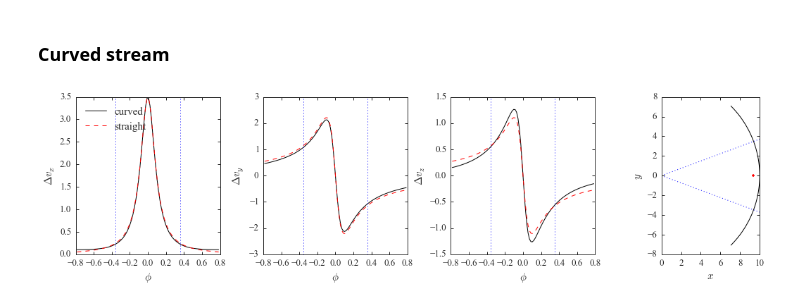
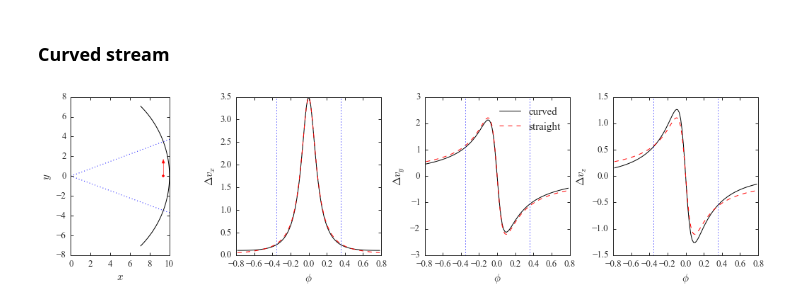
Before and after one commit to jobovy/streamgap-aa, a Jupyter notebook: py/StreamGapExample.ipynb, the cells around one changed output. Cells and saved outputs as stored; diff of their text form; code cells hidden in the pictures.

Commit message:
Rejigged curved/straight plots and fixed the scaling in the NFW/Plummer plot

```diff
--- a/py/StreamGapExample.ipynb
+++ b/py/StreamGapExample.ipynb
@@ -60,13 +60,13 @@ def nfw_mass(r,M,rs):
 # %%
 from scipy.optimize import brentq
 print 'Scale radius of NFW sphere for same mass to be contained with Plummer sphere scale radius'
-fac = brentq(lambda a: plummer_mass(2.,2.,2.) - nfw_mass(2.,2.,a),0.05,2.)
-print fac
+nfw_scale = brentq(lambda a: plummer_mass(rs,GM,rs) - nfw_mass(rs,GM,a),0.05,rs)
+print nfw_scale
 # %% [output]
 Scale radius of NFW sphere for same mass to be contained with Plummer sphere scale radius
 1.20702728395
 # %%
-pot_nfw = NFWPotential(amp=2.,a=fac)
+pot_nfw = NFWPotential(amp=GM,a=fac)
 deltav_nfw= galpy.df_src.streamgapdf.impulse_deltav_general(v,y,b,w,pot_nfw)
 # %%
 f=plt.figure(figsize=(16,4))
@@ -151,23 +152,24 @@ deltav_curved_r = galpy.df_src.streamgapdf.impulse_deltav_plummer(np.tile([0.000
 # %%
 f,a=plt.subplots(1,4,figsize=(18,4))
 plt.subplots_adjust(wspace=0.3)
 labels = [r'$\Delta v_x$',r'$\Delta v_y$',r'$\Delta v_z$']
 for i in range(3):
-    a[i].plot(theta,deltav_curved[:,i],'k',label='curved')
-    a[i].plot(theta,deltav_curved_r[:,i],'r--',label='straight')
-    a[i].set_ylabel(labels[i])
-    a[i].set_xlabel(r'$\phi$')
-    a[i].axvline(np.arccos((rcurv-b_2)/rcurv),color='b',ls=':')
-    a[i].axvline(-np.arccos((rcurv-b_2)/rcurv),color='b',ls=':')
-a[3].plot(xc,yc,'k-')
-a[3].plot(np.linspace(0.,10.),np.tan(np.arccos((rcurv-b_2)/rcurv))*np.linspace(0.,10.),'b:')
-a[3].plot(np.linspace(0.,10.),-np.tan(np.arccos((rcurv-b_2)/rcurv))*np.linspace(0.,10.),'b:')
-a[3].plot([rcurv-b_2],[0.],'r.')
-a[3].plot([0.],[0.],'bx')
-a[3].set_xlabel(r'$x$')
-a[3].set_ylabel(r'$y$')
-a[3].set_aspect('equal')
-a[0].legend(frameon=False,loc=2)
+    a[i+1].plot(theta,deltav_curved[:,i],'k',label='curved')
+    a[i+1].plot(theta,deltav_curved_r[:,i],'r--',label='straight')
+    a[i+1].set_ylabel(labels[i])
+    a[i+1].set_xlabel(r'$\phi$')
+    a[i+1].axvline(np.arccos((rcurv-b_2)/rcurv),color='b',ls=':')
+    a[i+1].axvline(-np.arccos((rcurv-b_2)/rcurv),color='b',ls=':')
+a[0].plot(xc,yc,'k-')
+a[0].plot(np.linspace(0.,10.),np.tan(np.arccos((rcurv-b_2)/rcurv))*np.linspace(0.,10.),'b:')
+a[0].plot(np.linspace(0.,10.),-np.tan(np.arccos((rcurv-b_2)/rcurv))*np.linspace(0.,10.),'b:')
+a[0].plot([rcurv-b_2],[0.],'r.')
+a[0].plot([0.],[0.],'bx')
+a[0].set_xlabel(r'$x$')
+a[0].set_ylabel(r'$y$')
+a[0].set_aspect('equal')
+a[0].arrow(rcurv-b_2, 0., 0., 1.3, head_width=0.3, head_length=0.4, fc='r', ec='r')
+a[2].legend(frameon=False)
 plt.savefig('curved_straight_comparison.pdf',bbox_inches='tight')
 # %% [output]
-[figure, old version]
+[figure, new version]
```
Also changed, not shown: parts of 1 cell of this notebook.
